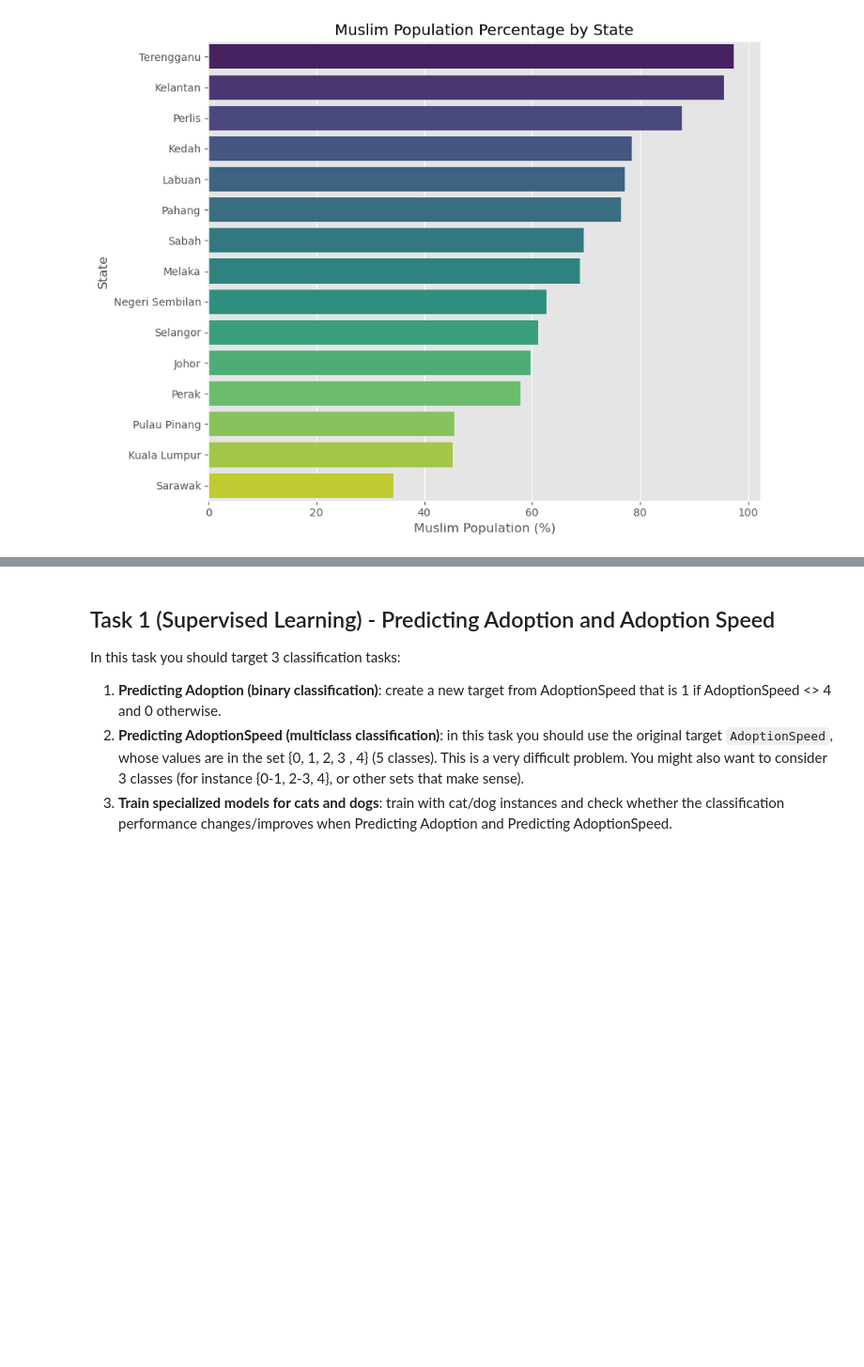
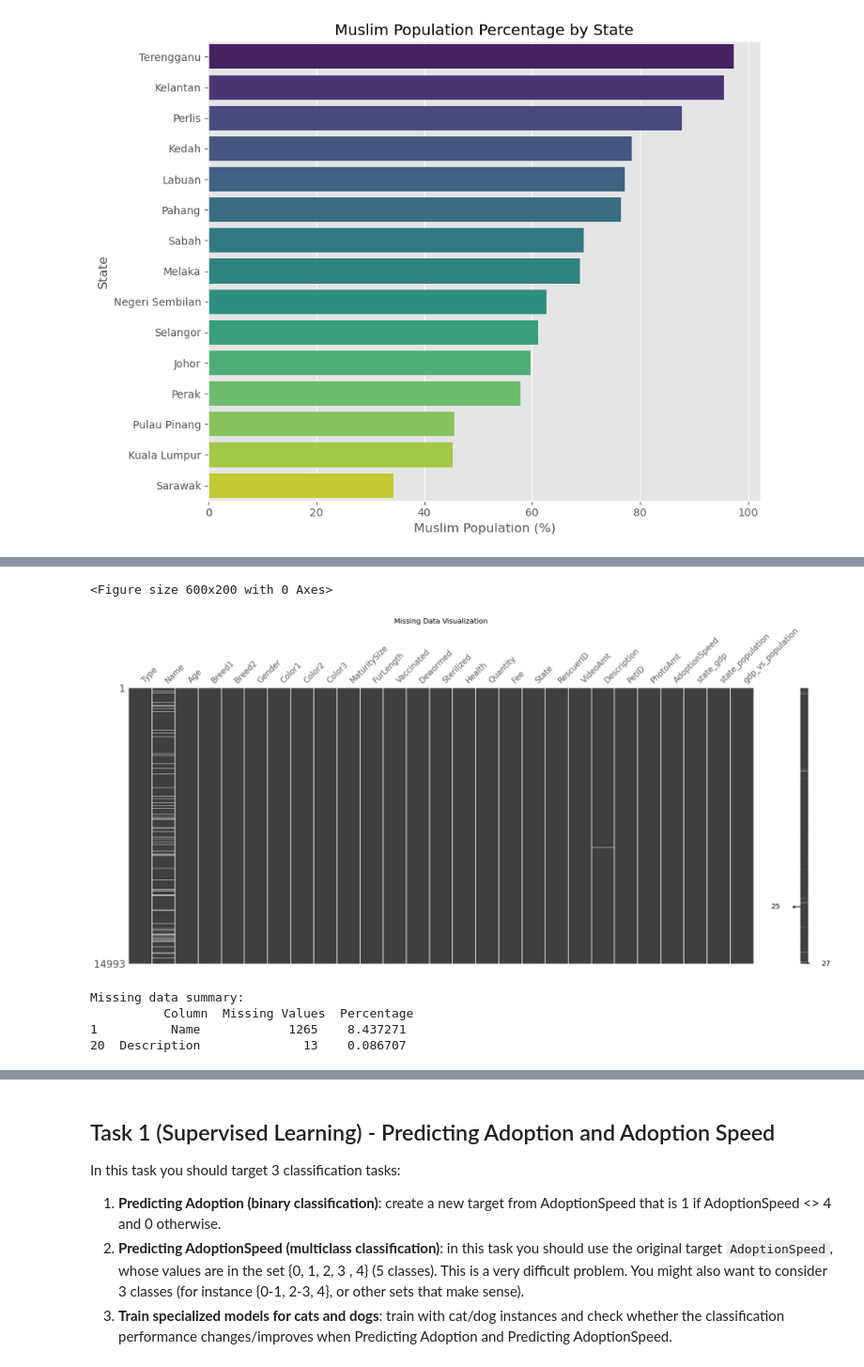
Before and after one commit to helenamaki/aprendizagem.automatica, a Jupyter notebook: dan/AA_202425_Project.ipynb, the cells around one changed output, grey strips where cells are left out. Shown at 94% size. Cells and saved outputs as stored; diff of their text form; code cells hidden in the pictures; blank space fills up the shorter version.

```diff
--- a/dan/AA_202425_Project.ipynb
+++ b/dan/AA_202425_Project.ipynb
@@ -999,0 +1178,24 @@ Here you might perform data preprocessing that will be used for both supervised
+# %%
+import missingno as msno
+
+# 1. Visualize missing data
+plt.figure(figsize=(6, 2))
+msno.matrix(df)
+plt.title('Missing Data Visualization')
+plt.show()
+
+# 2. Summarize missing data
+missing_data_summary = df.isnull().sum().reset_index()
+missing_data_summary.columns = ['Column', 'Missing Values']
+missing_data_summary['Percentage'] = (missing_data_summary['Missing Values'] / len(df)) * 100
+missing_data_summary = missing_data_summary[missing_data_summary['Missing Values'] > 0]
+missing_data_summary = missing_data_summary.sort_values(by='Missing Values', ascending=False)
+
+print("Missing data summary:\n", missing_data_summary)
+# %% [output]
+<Figure size 600x200 with 0 Axes>
+[figure, added]
+Missing data summary:
+          Column  Missing Values  Percentage
+1          Name            1265    8.437271
+20  Description              13    0.086707
```
Also changed, not shown: parts of 69 cells of this notebook, 11 other files.
